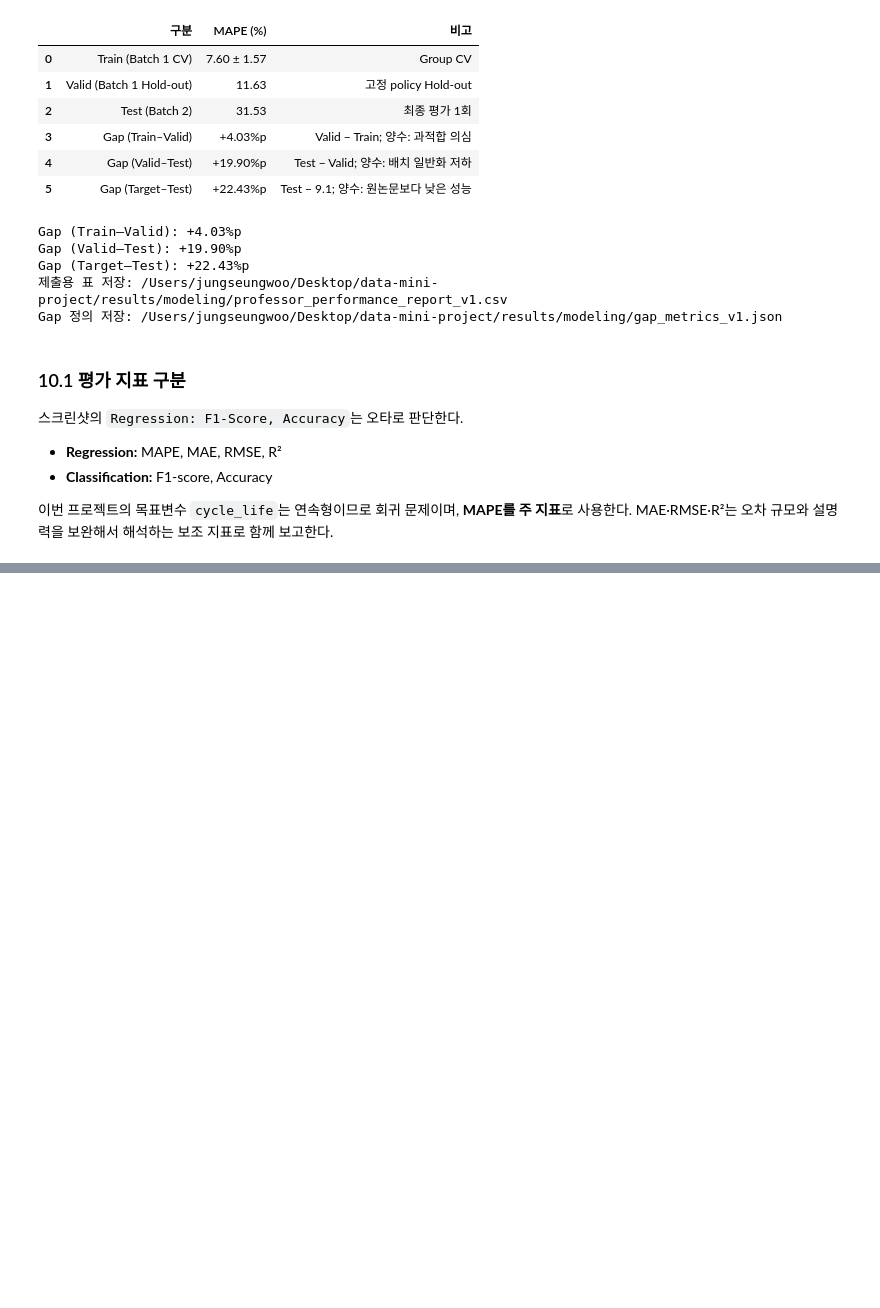
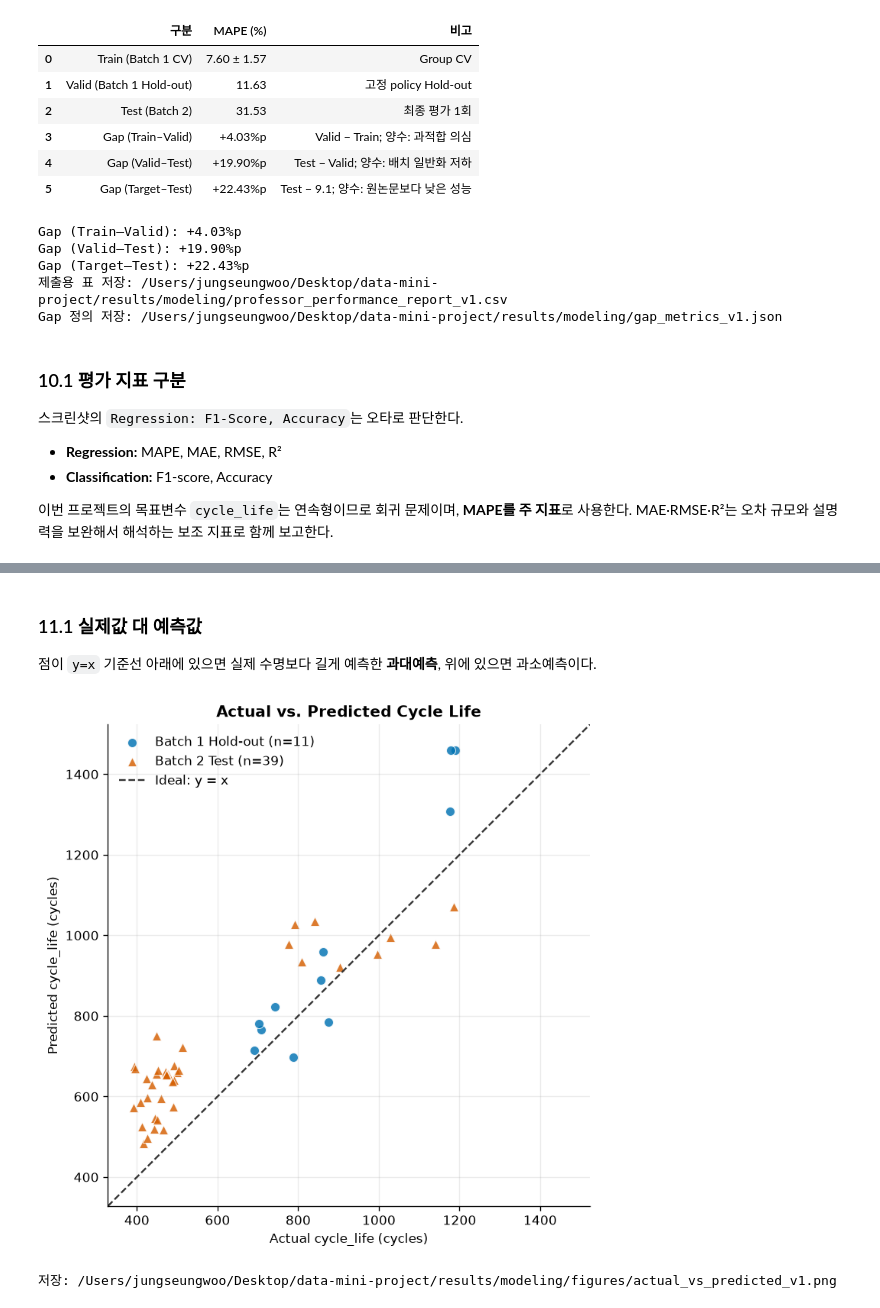
Before and after one commit to jihoo1018/data-mini-project, a Jupyter notebook: notebooks/02_MODEL_V1.ipynb, the cells around one changed output, grey strips where cells are left out. Drawn from its saved outputs; the diff is of its cells as text; code cells hidden in the pictures; blank space fills up the shorter version.

Commit message:
feat: 모델 성능 및 Batch 2 오차 그래프 추가

```diff
--- a/notebooks/02_MODEL_V1.ipynb
+++ b/notebooks/02_MODEL_V1.ipynb
@@ -2657,0 +2748,60 @@ Gap 정의 저장: /Users/jungseungwoo/Desktop/data-mini-project/results/modelin
+# %% [markdown]
+### 11.1 실제값 대 예측값
+
+점이 `y=x` 기준선 아래에 있으면 실제 수명보다 길게 예측한 **과대예측**, 위에 있으면 과소예측이다.
+# %%
+fig, ax = plt.subplots(figsize=(7.2, 6.2))
+
+markers = {
+    "Batch 1 Hold-out": "o",
+    "Batch 2 Test": "^",
+}
+for dataset_name in ["Batch 1 Hold-out", "Batch 2 Test"]:
+    subset = prediction_plot_df[
+        prediction_plot_df["dataset"].eq(dataset_name)
+    ]
+    ax.scatter(
+        subset[TARGET_COLUMN],
+        subset["prediction"],
+        label=f"{dataset_name} (n={len(subset)})",
+        color=PLOT_COLORS[dataset_name],
+        marker=markers[dataset_name],
+        s=52,
+        alpha=0.82,
+        edgecolor="white",
+        linewidth=0.6,
+    )
+
+all_values = pd.concat([
+    prediction_plot_df[TARGET_COLUMN],
+    prediction_plot_df["prediction"],
+])
+value_min = float(all_values.min())
+value_max = float(all_values.max())
+padding = (value_max - value_min) * 0.06
+line_min = value_min - padding
+line_max = value_max + padding
+
+ax.plot(
+    [line_min, line_max],
+    [line_min, line_max],
+    linestyle="--",
+    color=PLOT_COLORS["reference"],
+    linewidth=1.4,
+    label="Ideal: y = x",
+)
+ax.set_xlim(line_min, line_max)
+ax.set_ylim(line_min, line_max)
+ax.set_aspect("equal", adjustable="box")
+ax.set_title("Actual vs. Predicted Cycle Life")
+ax.set_xlabel("Actual cycle_life (cycles)")
+ax.set_ylabel("Predicted cycle_life (cycles)")
+ax.legend(frameon=False)
+fig.tight_layout()
+fig.savefig(ACTUAL_PREDICTED_FIGURE_PATH, bbox_inches="tight")
+plt.show()
+
+print(f"저장: {ACTUAL_PREDICTED_FIGURE_PATH}")
+# %% [output]
+[figure, added]
+저장: /Users/jungseungwoo/Desktop/data-mini-project/results/modeling/figures/actual_vs_predicted_v1.png
```
Also changed, not shown: parts of 11 cells of this notebook, 5 other files.
